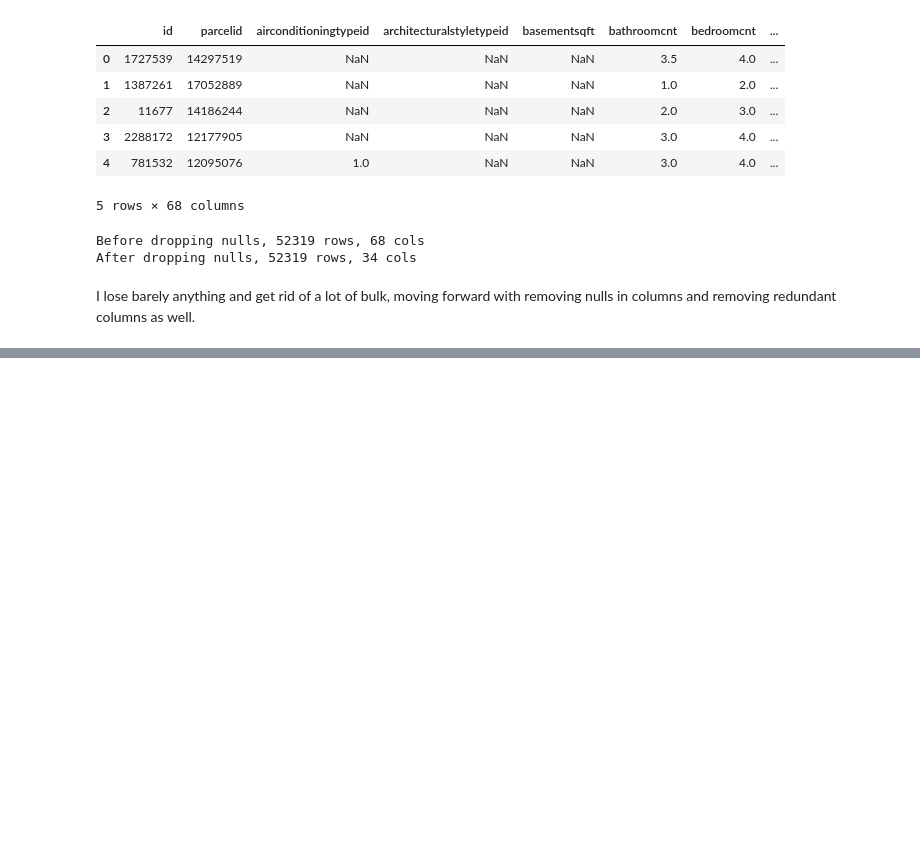
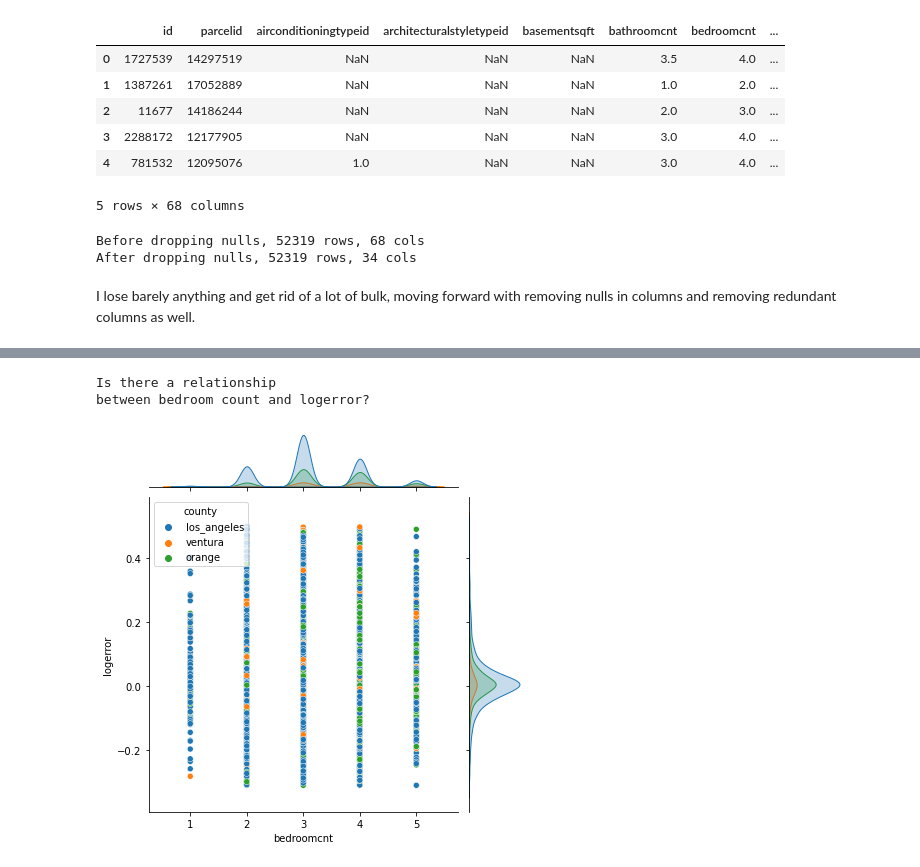
Before and after one commit to paigerackley/zillow-clustering-project, a Jupyter notebook: scratchpad.ipynb, the cells around one changed output, grey strips where cells are left out. Cells and saved outputs as stored; diff of their text form; code cells hidden in the pictures; blank space fills up the shorter version.

```diff
--- a/scratchpad.ipynb
+++ b/scratchpad.ipynb
@@ -89,0 +143,12 @@ a = .05
+# %%
+#creating a joinplot to see if any linear relationship (also adding in county)
+
+print("Is there a relationship\nbetween bedroom count and logerror?")
+sns.jointplot(x="bedroomcnt", y="logerror", data=train, hue = 'county')
+plt.xlabel("Bedroom Count")
+plt.ylabel("Logerror")
+plt.show()
+# %% [output]
+Is there a relationship
+between bedroom count and logerror?
+[figure, added]
```
Also changed, not shown: parts of 13 cells of this notebook, 1 other file.
